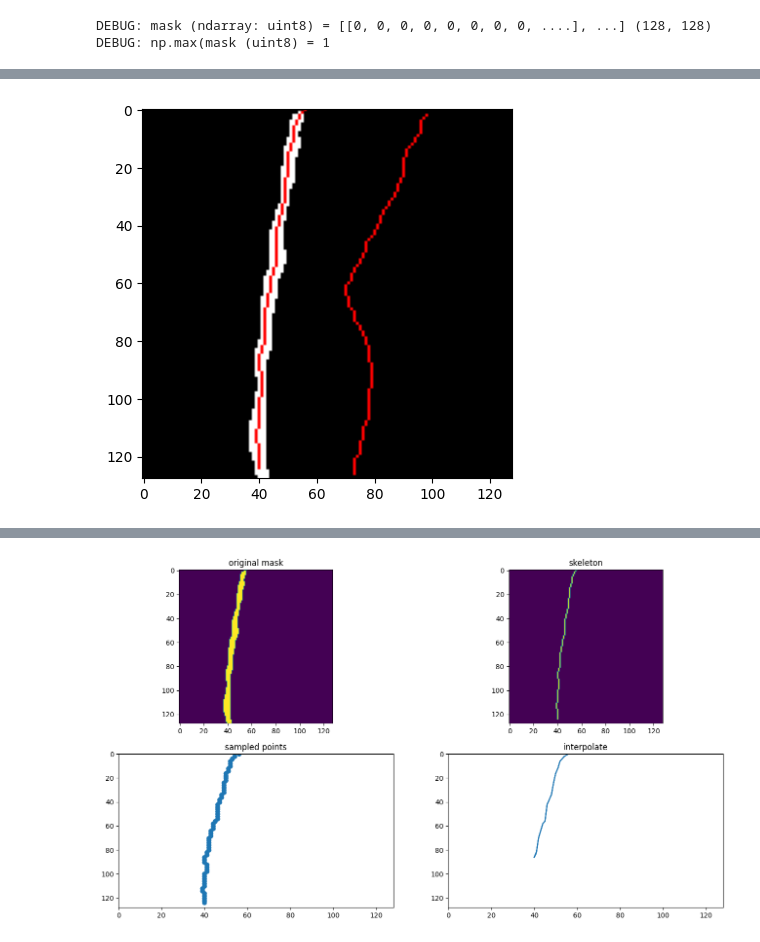
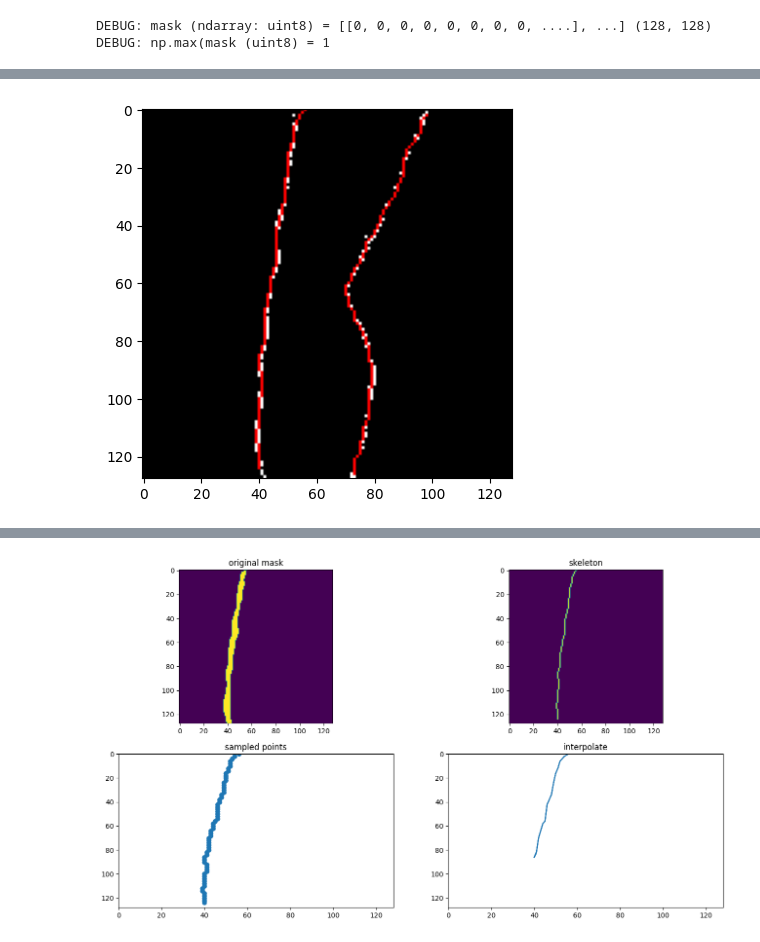
Before and after one commit to JosselinSomervilleRoberts/ReachBot-Predictor, a Jupyter notebook: metrics_test.ipynb, the cells around one changed output, grey strips where cells are left out. Cells and saved outputs as stored; diff of their text form; code cells hidden in the pictures.

```diff
--- a/metrics_test.ipynb
+++ b/metrics_test.ipynb
@@ -82,3 +353,0 @@ from scipy.interpolate import interp1d
-# %%
-# https://stackoverflow.com/questions/56394869/how-to-estimate-piece-wise-smooth-fit-to-a-noisy-mask
-skeleton = skeletonize(mask, method='lee')
@@ -102,8 +416,8 @@ def show_masks(masks: List[np.ndarray], colors: Optional[List[List[int]]] = None
     plt.imshow(img)
     plt.show()
 # %%
-show_masks([masks[0], skeleton])
+show_masks([(skeleton2.squeeze(0) > 0.5).numpy(), skeleton])
 # %% [output]
-[figure, old version]
+[figure, new version]
 # %%
 mask_tensor = torch.from_numpy(masks[0]).unsqueeze(0).unsqueeze(0).float()
```
Also changed, not shown: parts of 19 cells of this notebook.
